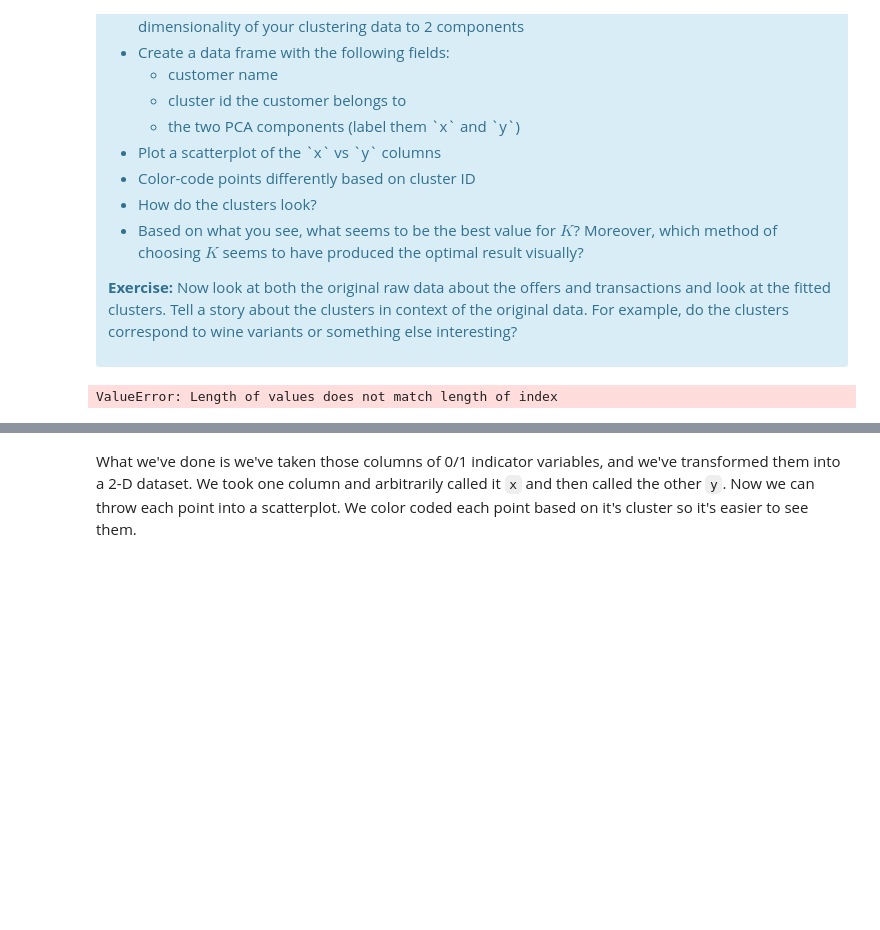
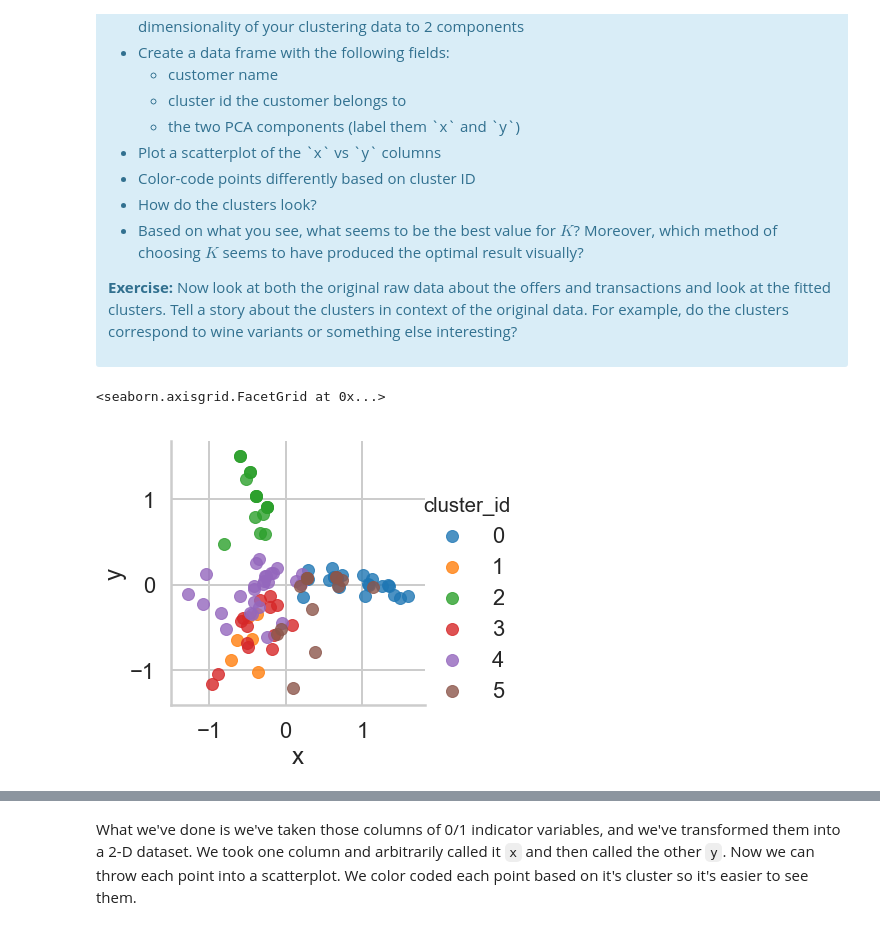
Before and after one commit to HSGM/Springboard, a Jupyter notebook: Mini Projects/clustering/Mini_Project_Clustering.ipynb, the cells around one changed output, grey strips where cells are left out. Saved outputs shown, nothing was run; the diff lists cells and outputs as text; code cells hidden in the pictures; blank space fills up the shorter version.

```diff
--- a/Mini Projects/clustering/Mini_Project_Clustering.ipynb
+++ b/Mini Projects/clustering/Mini_Project_Clustering.ipynb
@@ -281,9 +302,9 @@ silhouette=[]
 
 for k in n_tot:
     model = KMeans(n_clusters=k, random_state=10)
-    model.fit(x_cols)
-    labels = model.predict(x_cols)
-    silhouette.append(silhouette_score(x_cols, labels))
+    model.fit(df[x_cols])
+    labels = model.predict(df[x_cols])
+    silhouette.append(silhouette_score(df[x_cols], labels))
 
 # Plot
 plt.plot(n_tot, silhouette, '-o')
@@ -344,31 +367,32 @@ This is only one use of PCA for dimension reduction. We can also use PCA when we
 <p><b>Exercise:</b> Now look at both the original raw data about the offers and transactions and look at the fitted clusters. Tell a story about the clusters in context of the original data. For example, do the clusters correspond to wine variants or something else interesting?</p>
 </div>
 # %%
-#your turn
+ #your turn
 from sklearn.decomposition import PCA
 
 model = PCA(n_components=2)
 
-# Apply the fit_transform method of model to grains: pca_features
+# Apply the fit_transform method of model
 pca_features = model.fit_transform(X)
 
-# Assign 0th column of pca_features: xs
+# Assign 0th column of pca_features
 xs = pca_features[:,0]
 
-# Assign 1st column of pca_features: ys
+# Assign 1st column of pca_features
 ys = pca_features[:,1]
 
-best_model = KMeans(n_clusters=7, random_state=10)
-best_model.fit(x_cols)
-clusters = best_model.predict(x_cols)
+best_model = KMeans(n_clusters=6, random_state=10)
+best_model.fit(df[x_cols])
+clusters = best_model.predict(df[x_cols])
 
 df_pca = pd.DataFrame(df.index)
 
 df_pca['customer_name'] = df.index
 df_pca['cluster_id'] = clusters
 df_pca['x'] = xs
 df_pca['y'] = ys
 
 sns.lmplot(x='x', y='y', data=df_pca, hue='cluster_id', fit_reg=False)
 # %% [output]
-ValueError: Length of values does not match length of index
+<seaborn.axisgrid.FacetGrid at 0x...>
+[figure, added]
```
Also changed, not shown: parts of 16 cells of this notebook, 4 other files.
